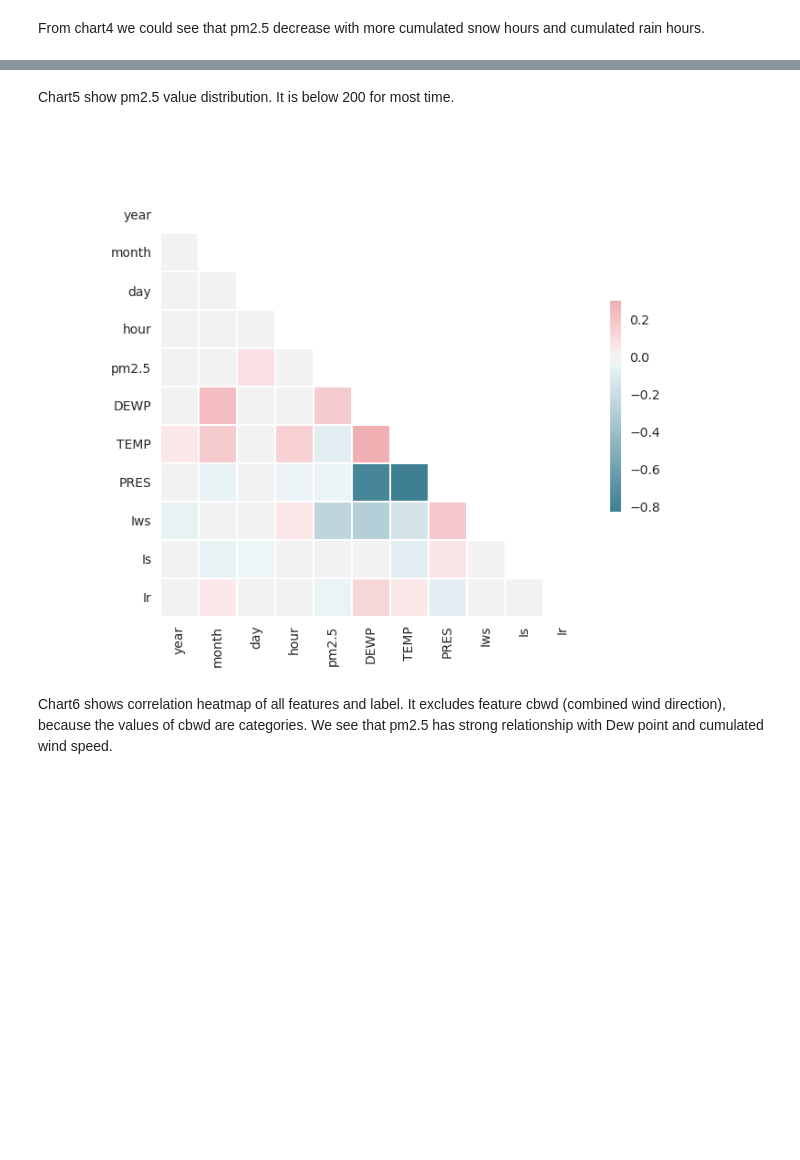
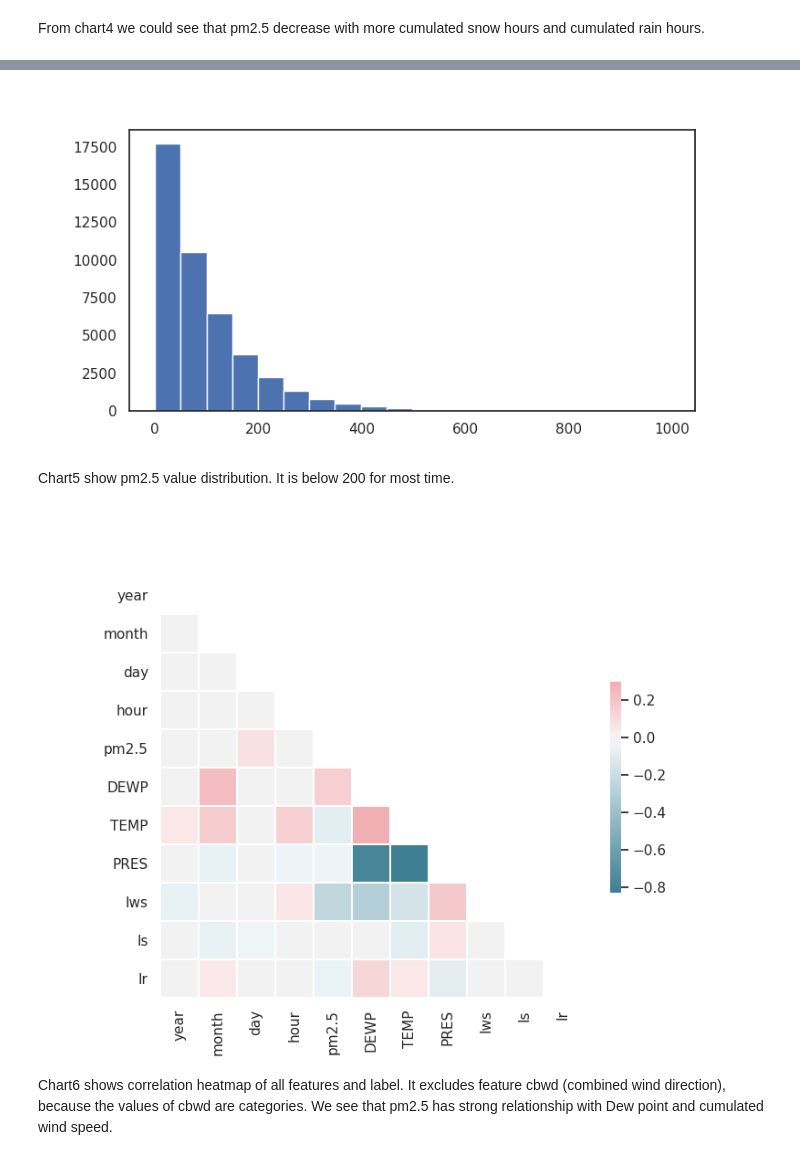
Before and after one commit to zqqiang/reading-list, a Jupyter notebook: src/python/ml/Final Project - BeijingPM2.5.ipynb, the cells around one changed output, grey strips where cells are left out. Drawn from its saved outputs; the diff is of its cells as text; code cells hidden in the pictures; blank space fills up the shorter version.

```diff
--- a/src/python/ml/Final Project - BeijingPM2.5.ipynb
+++ b/src/python/ml/Final Project - BeijingPM2.5.ipynb
@@ -148,3 +145,15 @@ plt.show()
+# %%
+num_bins=20
+n=43824
+
+# in order to run pyplot hist function success we need fill pm2.5 N/A to 0 first.
+csv_data['pm2.5'].fillna(0, inplace=True)
+
+fig,axes=plt.subplots(figsize=(8,4))
+n,bins,patches=plt.hist(csv_data["pm2.5"].values, bins=20)
+display(fig)
+# %% [output]
+[figure, added]
 # %% [markdown]
 Chart5 show pm2.5 value distribution. It is below 200 for most time.
 # %%
@@ -168,7 +177,7 @@ chart=sns.heatmap(corr, mask=mask, cmap=cmap, vmax=0.3, center=0,
             square=True, linewidth=0.5, cbar_kws={"shrink":0.5})
 display(fig)
 # %% [output]
-[figure, old version]
+[figure, new version]
 # %% [markdown]
 Chart6 shows correlation heatmap of all features and label. It excludes feature cbwd (combined wind direction), because the values of cbwd are categories. We see that pm2.5 has strong relationship with Dew point and cumulated wind speed.
 # %% [markdown]
```
Also changed, not shown: parts of 10 cells of this notebook.
